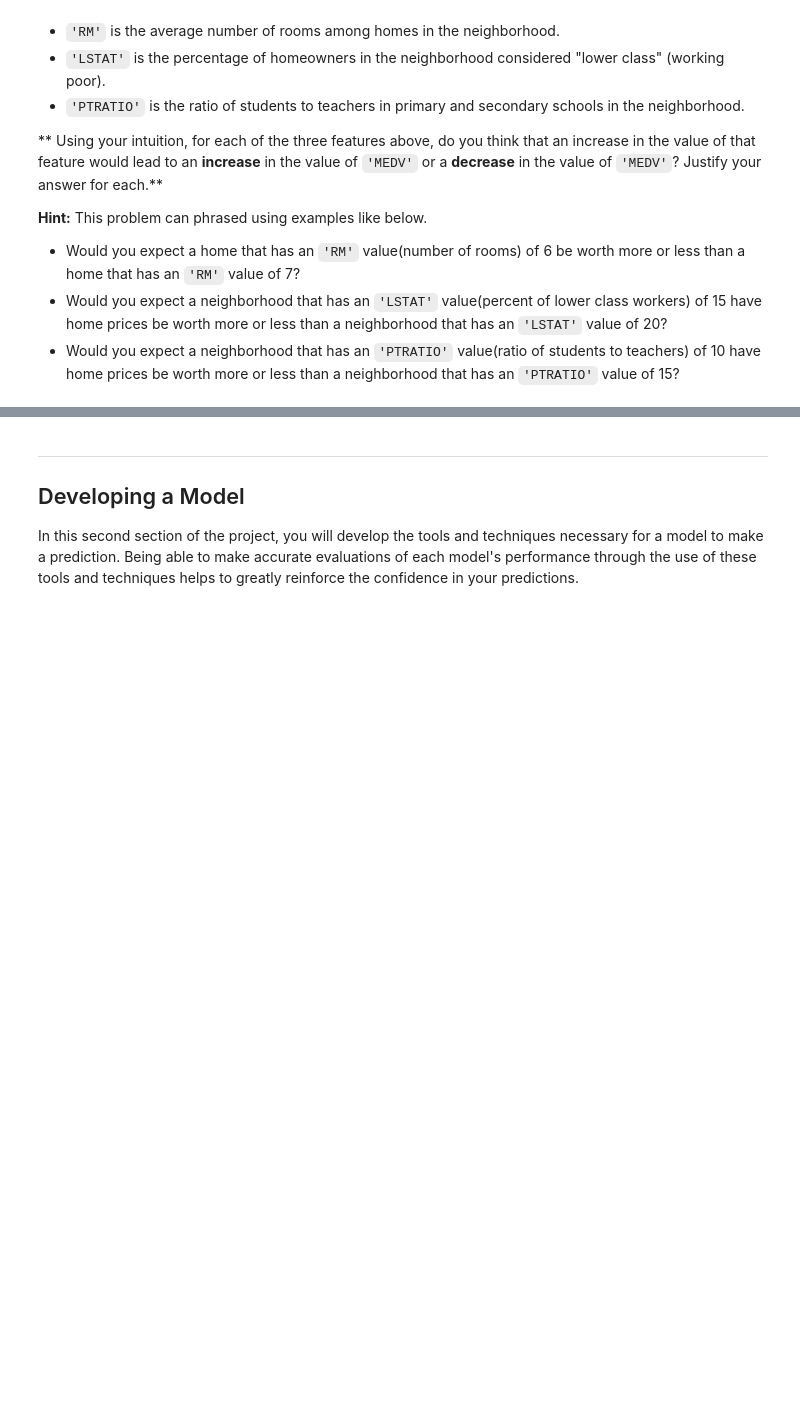
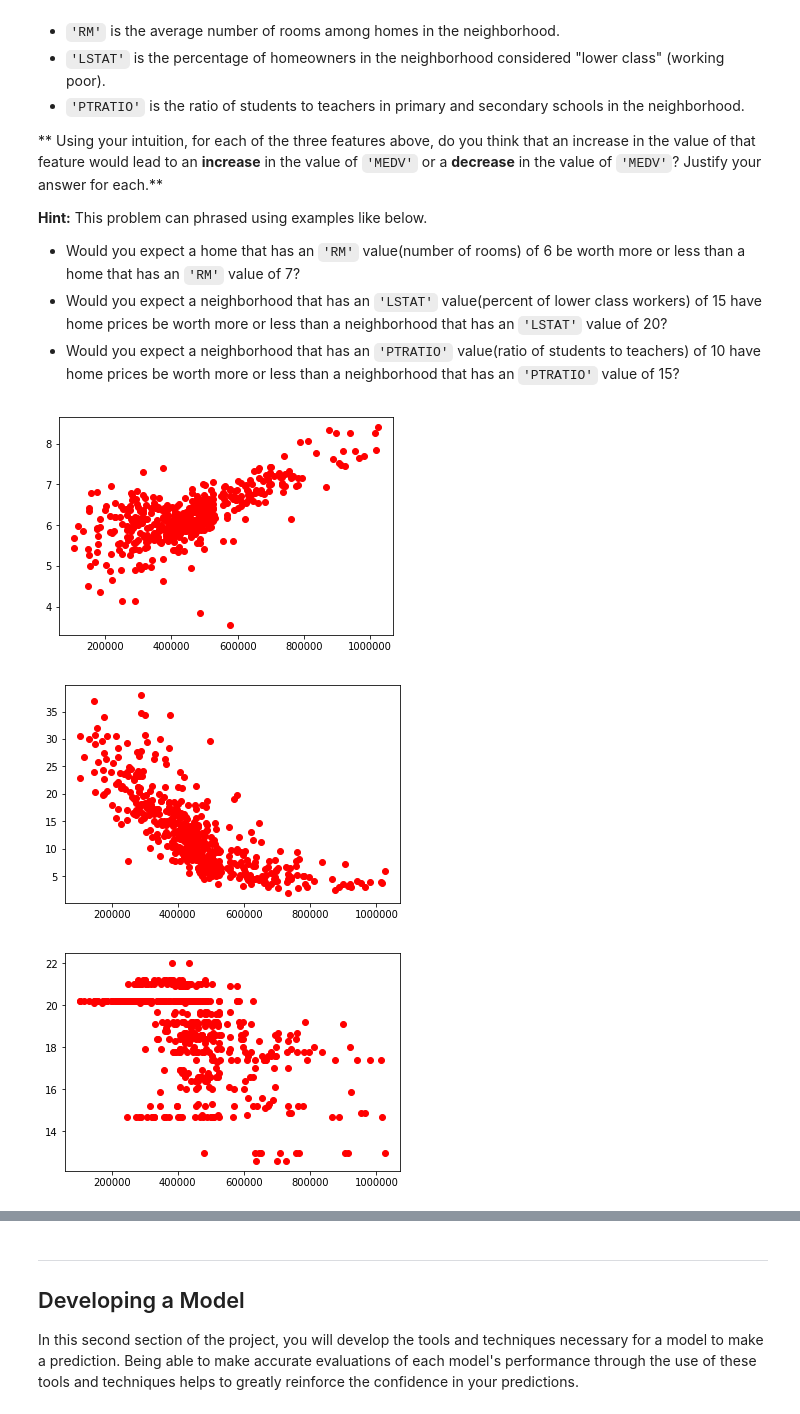
Before and after one commit to cevcev/ML, a Jupyter notebook: projects/boston_housing/boston_housing.ipynb, the cells around one changed output, grey strips where cells are left out. Drawn from its saved outputs; the diff is of its cells as text; code cells hidden in the pictures; blank space fills up the shorter version.

```diff
--- a/projects/boston_housing/boston_housing.ipynb
+++ b/projects/boston_housing/boston_housing.ipynb
@@ -97,5 +97,25 @@ As a reminder, we are using three features from the Boston housing dataset: `'RM
 * Would you expect a home that has an `'RM'` value(number of rooms) of 6 be worth more or less than a home that has an `'RM'` value of 7?
 * Would you expect a neighborhood that has an `'LSTAT'` value(percent of lower class workers) of 15 have home prices be worth more or less than a neighborhood that has an `'LSTAT'` value of 20?
 * Would you expect a neighborhood that has an `'PTRATIO'` value(ratio of students to teachers) of 10 have home prices be worth more or less than a neighborhood that has an `'PTRATIO'` value of 15?
+# %%
+import matplotlib.pyplot as plt
+
+rmMedv = data.drop('LSTAT',axis = 1).drop('PTRATIO',axis = 1)
+lstatMedv = data.drop('RM',axis = 1).drop('PTRATIO',axis = 1)
+ptRatioMedv = data.drop('LSTAT',axis = 1).drop('RM',axis = 1)
+
+
+plt.plot(rmMedv['MEDV'],rmMedv['RM'],'ro')
+plt.show()
+
+plt.plot(lstatMedv['MEDV'],lstatMedv['LSTAT'],'ro')
+plt.show()
+
+plt.plot(ptRatioMedv['MEDV'],ptRatioMedv['PTRATIO'],'ro')
+plt.show()
+# %% [output]
+[figure, added]
+[figure, added]
+[figure, added]
 # %% [markdown]
 **Answer: **
```
Also changed, not shown: parts of 9 cells of this notebook, 1 other file.
